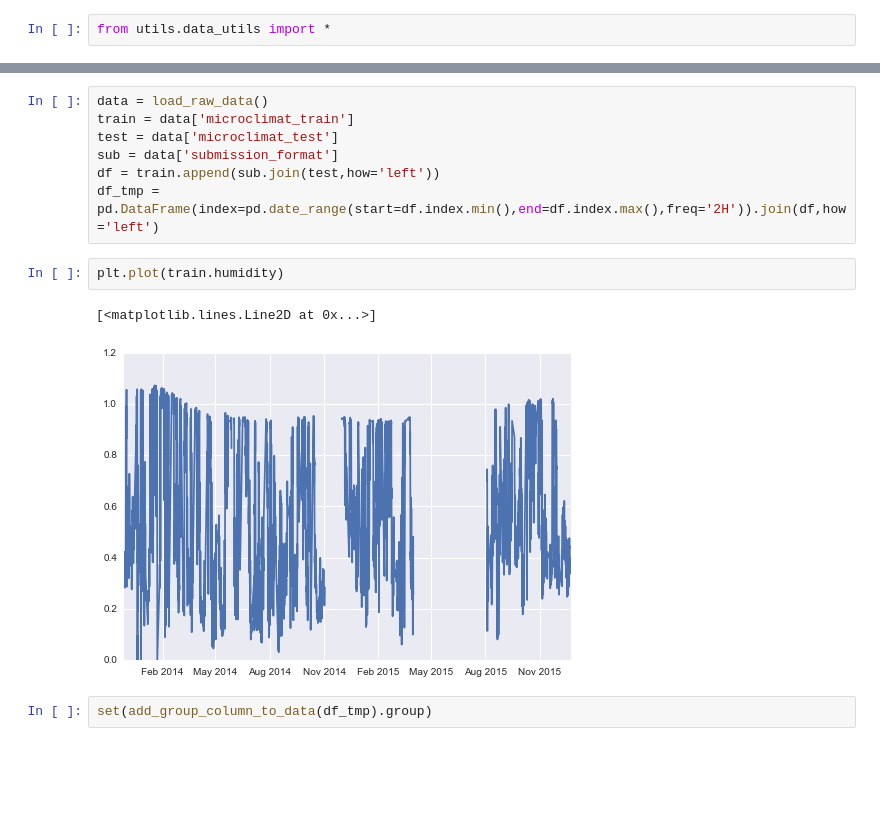
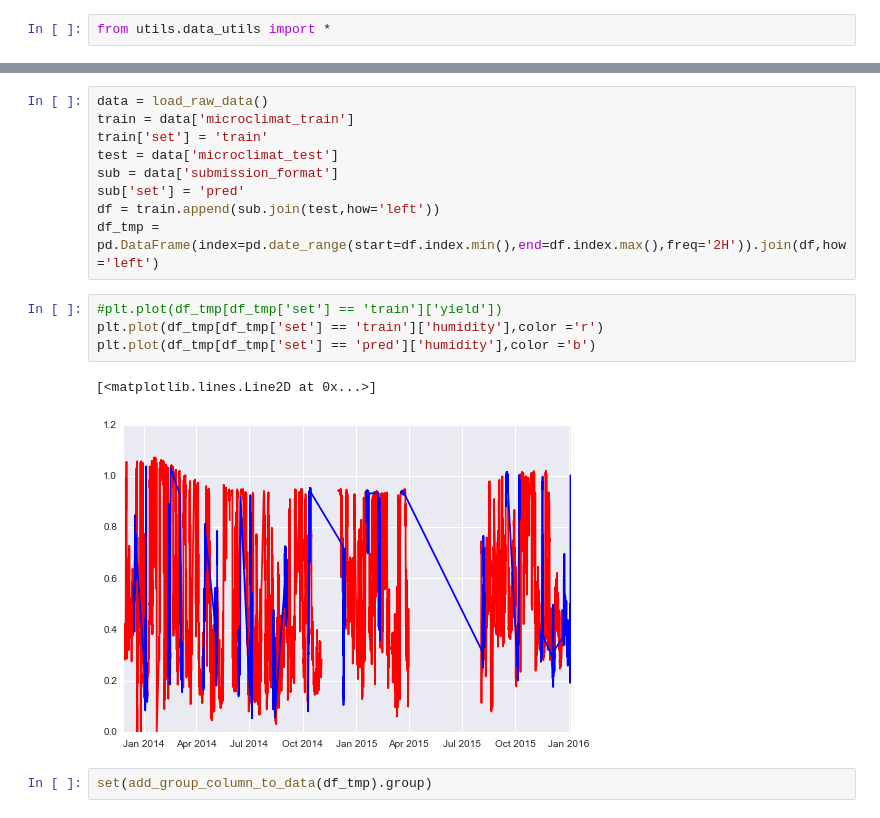
Before and after one commit to cthorey/fognet, a Jupyter notebook: design_data.ipynb, the cells around one changed output, grey strips where cells are left out. Saved outputs shown, nothing was run; the diff lists cells and outputs as text; blank space fills up the shorter version.

```diff
--- a/design_data.ipynb
+++ b/design_data.ipynb
@@ -21,15 +141,19 @@ from utils.data_utils import *
 # %%
 data = load_raw_data()
 train = data['microclimat_train']
+train['set'] = 'train'
 test = data['microclimat_test']
 sub = data['submission_format']
+sub['set'] = 'pred'
 df = train.append(sub.join(test,how='left'))
 df_tmp = pd.DataFrame(index=pd.date_range(start=df.index.min(),end=df.index.max(),freq='2H')).join(df,how='left')
-# %%
-plt.plot(train.humidity)
-# %% [output]
-[<matplotlib.lines.Line2D at 0x...>]
-[figure, removed]
+# %%
+#plt.plot(df_tmp[df_tmp['set'] == 'train']['yield'])
+plt.plot(df_tmp[df_tmp['set'] == 'train']['humidity'],color ='r')
+plt.plot(df_tmp[df_tmp['set'] == 'pred']['humidity'],color ='b')
+# %% [output]
+[<matplotlib.lines.Line2D at 0x...>]
+[figure, added]
 # %%
 set(add_group_column_to_data(df_tmp).group)
 # %% [output]
```
Also changed, not shown: parts of 22 cells of this notebook, 25 other files.
